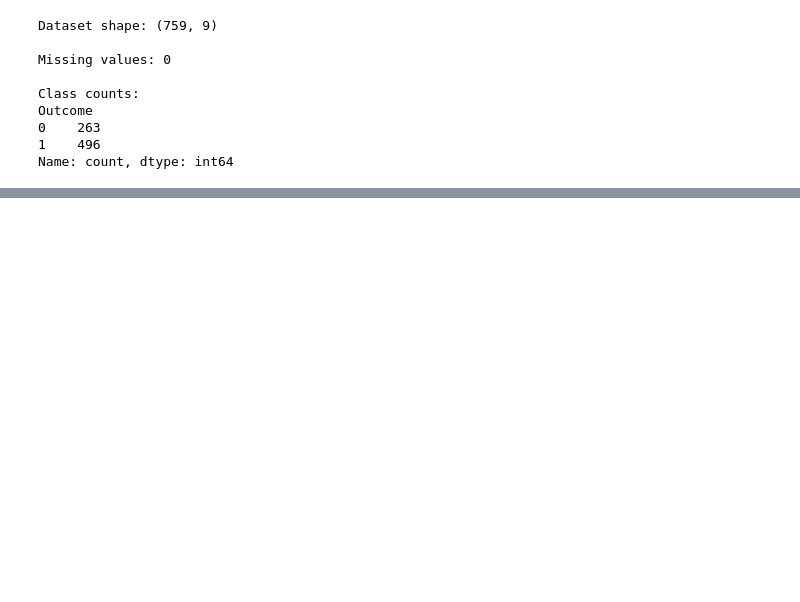
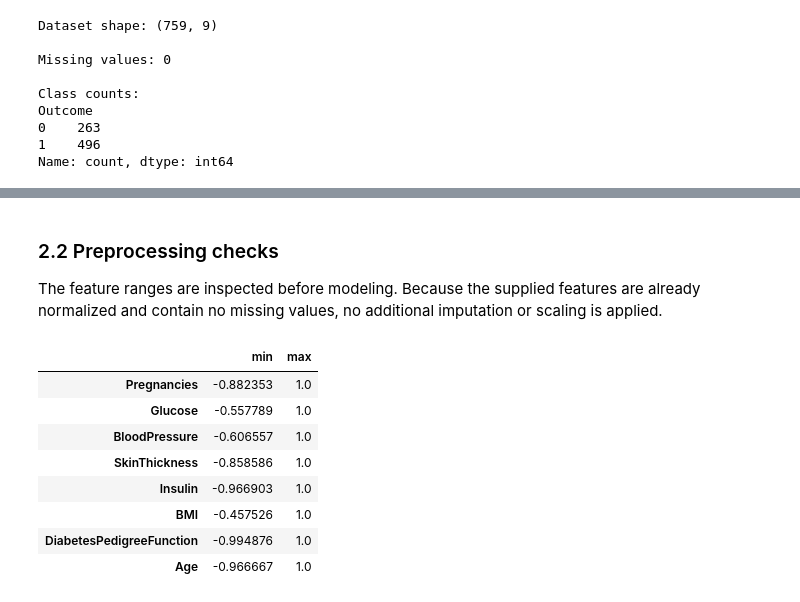
Before and after one commit to Nikikanaparthi21/data266-6441, a Jupyter notebook: neural_networks.ipynb, the cells around one changed output, grey strips where cells are left out. Cells and saved outputs as stored; diff of their text form; code cells hidden in the pictures; blank space fills up the shorter version.

```diff
--- a/neural_networks.ipynb
+++ b/neural_networks.ipynb
@@ -96 +150,20 @@ Name: count, dtype: int64
+# %% [markdown]
+### 2.2 Preprocessing checks
+
+The feature ranges are inspected before modeling. Because the supplied
+features are already normalized and contain no missing values, no additional
+imputation or scaling is applied.
+# %%
+feature_ranges = df[FEATURE_NAMES].agg(["min", "max"]).T
+display(feature_ranges)
+# %% [output]
+|  | min | max |
+| Pregnancies | -0.882353 | 1.0 |
+| Glucose | -0.557789 | 1.0 |
+| BloodPressure | -0.606557 | 1.0 |
+| SkinThickness | -0.858586 | 1.0 |
+| Insulin | -0.966903 | 1.0 |
+| BMI | -0.457526 | 1.0 |
+| DiabetesPedigreeFunction | -0.994876 | 1.0 |
+| Age | -0.966667 | 1.0 |
 # %% [markdown]
```
Also changed, not shown: parts of 9 cells of this notebook.
